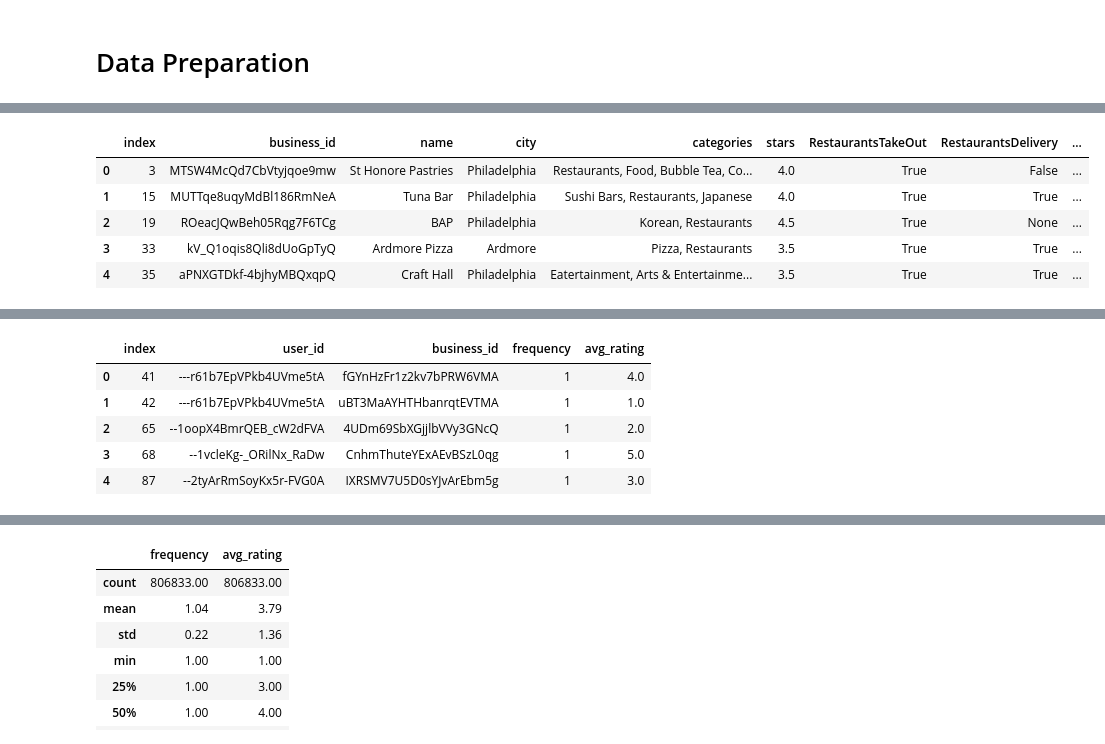
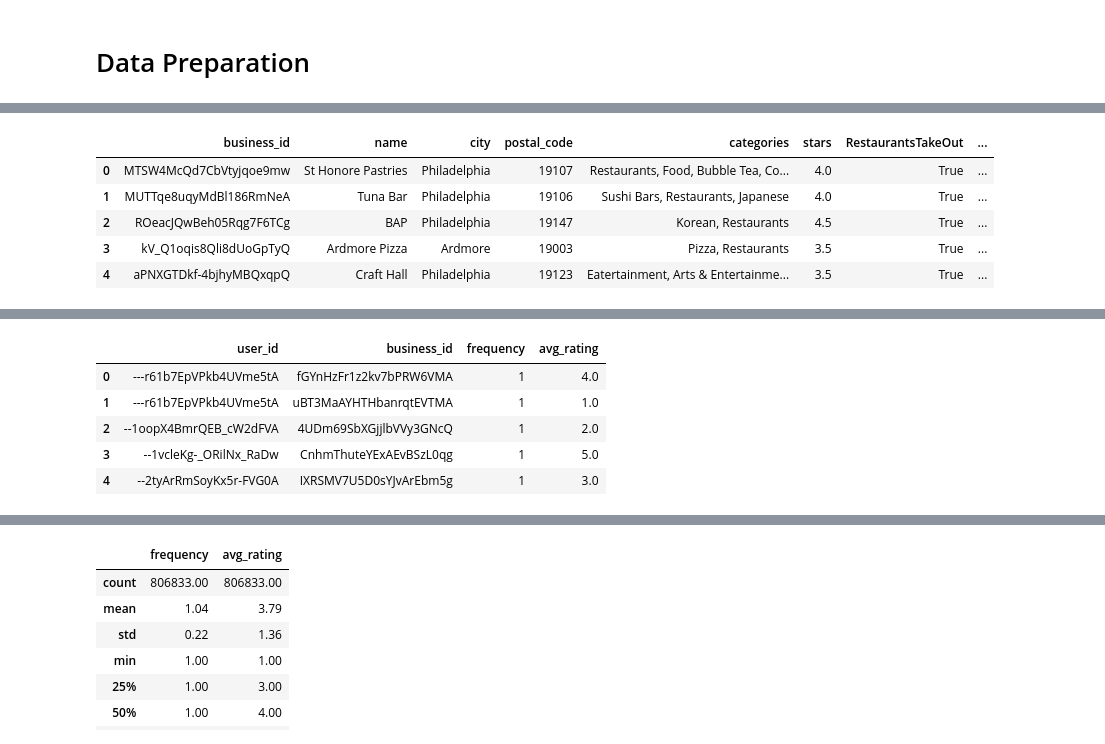
Before and after one commit to BT4222Yelp/YelpRecommender, a Jupyter notebook: DataPreparationYelp.ipynb, the cells around one changed output, grey strips where cells are left out. Cells and saved outputs as stored; diff of their text form; code cells hidden in the pictures.

Commit message:
added census data & clean up

```diff
--- a/DataPreparation.ipynb
+++ b/DataPreparationYelp.ipynb
@@ -13,7 +13,8 @@ def stream_jsonl(filename):
 
 
 # Convert streamed data to a Pandas DataFrame
-biz = pd.DataFrame(stream_jsonl("yelp_academic_dataset_business.json"))
+biz = pd.DataFrame(stream_jsonl(
+    "yelp_dataset/yelp_academic_dataset_business.json"))
 print(biz.head())
 # %% [output]
               business_id                      name  \
@@ -193,7 +177,7 @@ Name: business_id, dtype: int64
 # %%
 # Get businesses in most popular state
 biz = biz[biz['state'] == "PA"]
-biz = biz[['business_id', 'name', 'city', 'categories', 'attributes', 'stars']]
+biz = biz[['business_id', 'name', 'city', 'postal_code', 'categories', 'attributes', 'stars']]
 
 # Get only restaurants
 restaurants = biz[biz['categories'].str.contains(
@@ -212,40 +196,40 @@ most_common_attrs = [attr for attr, count in Counter(
 for attr in most_common_attrs:
     restaurants[attr] = restaurants['attributes'].apply(lambda x: x.get(
         attr, None) if isinstance(x, dict) else None)
 
 # Clean up Parking
 restaurants['BusinessParking'] = restaurants['BusinessParking'].apply(
     lambda x: ast.literal_eval(x) if isinstance(x, str) else x)
 restaurants['Parking'] = restaurants['BusinessParking'].apply(
     lambda x: ', '.join([k for k, v in x.items() if v]
                         ) if isinstance(x, dict) else None
 )
 
 # Clean up Alcohol
 restaurants['Alcohol'] = restaurants['Alcohol'].apply(
     lambda x: ast.literal_eval(x) if isinstance(x, str) else x)
 
 # Clean up RestaurantsPriceRange2
 restaurants['RestaurantsPriceRange2'] = pd.to_numeric(
     restaurants['RestaurantsPriceRange2'], errors='coerce')
 
 # Clean up Ambience
 restaurants['Ambience'] = restaurants['Ambience'].apply(
     lambda x: ast.literal_eval(x) if isinstance(x, str) else x)
 
 restaurants['Ambience_Type'] = restaurants['Ambience'].apply(lambda x: next(
     (k for k, v in x.items() if v), None) if isinstance(x, dict) else None)
 
-restaurants = restaurants.drop(columns=['attributes', 'Ambience', 'BusinessParking'])
+restaurants = restaurants.drop(columns=['index','attributes', 'Ambience', 'BusinessParking'])
 
 restaurants.head()
 # %% [output]
-|  | index | business_id | name | city | categories | stars | RestaurantsTakeOut | RestaurantsDelivery | ... |
-| 0 | 3 | MTSW4McQd7CbVtyjqoe9mw | St Honore Pastries | Philadelphia | Restaurants, Food, Bubble Tea, Co... | 4.0 | True | False | ... |
-| 1 | 15 | MUTTqe8uqyMdBl186RmNeA | Tuna Bar | Philadelphia | Sushi Bars, Restaurants, Japanese | 4.0 | True | True | ... |
-| 2 | 19 | ROeacJQwBeh05Rqg7F6TCg | BAP | Philadelphia | Korean, Restaurants | 4.5 | True | None | ... |
-| 3 | 33 | kV_Q1oqis8Qli8dUoGpTyQ | Ardmore Pizza | Ardmore | Pizza, Restaurants | 3.5 | True | True | ... |
-| 4 | 35 | aPNXGTDkf-4bjhyMBQxqpQ | Craft Hall | Philadelphia | Eatertainment, Arts & Entertainme... | 3.5 | True | True | ... |
+|  | business_id | name | city | postal_code | categories | stars | RestaurantsTakeOut | ... |
+| 0 | MTSW4McQd7CbVtyjqoe9mw | St Honore Pastries | Philadelphia | 19107 | Restaurants, Food, Bubble Tea, Co... | 4.0 | True | ... |
+| 1 | MUTTqe8uqyMdBl186RmNeA | Tuna Bar | Philadelphia | 19106 | Sushi Bars, Restaurants, Japanese | 4.0 | True | ... |
+| 2 | ROeacJQwBeh05Rqg7F6TCg | BAP | Philadelphia | 19147 | Korean, Restaurants | 4.5 | True | ... |
+| 3 | kV_Q1oqis8Qli8dUoGpTyQ | Ardmore Pizza | Ardmore | 19003 | Pizza, Restaurants | 3.5 | True | ... |
+| 4 | aPNXGTDkf-4bjhyMBQxqpQ | Craft Hall | Philadelphia | 19123 | Eatertainment, Arts & Entertainme... | 3.5 | True | ... |
 # %%
 print(restaurants["RestaurantsTakeOut"].unique())
 print(restaurants["RestaurantsDelivery"].unique())
@@ -288,16 +272,17 @@ filtered_business_ids = set(restaurants['business_id'])
 # Filter for interactions that are restaurants
 user_business_interaction = user_business_interaction[
     user_business_interaction['business_id'].isin(filtered_business_ids)
-].reset_index()
+]
+user_business_interaction.reset_index(drop=True, inplace=True)
 
 user_business_interaction.head()
 # %% [output]
-|  | index | user_id | business_id | frequency | avg_rating |
-| 0 | 41 | ---r61b7EpVPkb4UVme5tA | fGYnHzFr1z2kv7bPRW6VMA | 1 | 4.0 |
-| 1 | 42 | ---r61b7EpVPkb4UVme5tA | uBT3MaAYHTHbanrqtEVTMA | 1 | 1.0 |
-| 2 | 65 | --1oopX4BmrQEB_cW2dFVA | 4UDm69SbXGjjlbVVy3GNcQ | 1 | 2.0 |
-| 3 | 68 | --1vcleKg-_ORilNx_RaDw | CnhmThuteYExAEvBSzL0qg | 1 | 5.0 |
-| 4 | 87 | --2tyArRmSoyKx5r-FVG0A | IXRSMV7U5D0sYJvArEbm5g | 1 | 3.0 |
+|  | user_id | business_id | frequency | avg_rating |
+| 0 | ---r61b7EpVPkb4UVme5tA | fGYnHzFr1z2kv7bPRW6VMA | 1 | 4.0 |
+| 1 | ---r61b7EpVPkb4UVme5tA | uBT3MaAYHTHbanrqtEVTMA | 1 | 1.0 |
+| 2 | --1oopX4BmrQEB_cW2dFVA | 4UDm69SbXGjjlbVVy3GNcQ | 1 | 2.0 |
+| 3 | --1vcleKg-_ORilNx_RaDw | CnhmThuteYExAEvBSzL0qg | 1 | 5.0 |
+| 4 | --2tyArRmSoyKx5r-FVG0A | IXRSMV7U5D0sYJvArEbm5g | 1 | 3.0 |
 # %%
 restaurants.info()
 user_business_interaction.info()
```
Also changed, not shown: parts of 8 cells of this notebook, 2 other files.
